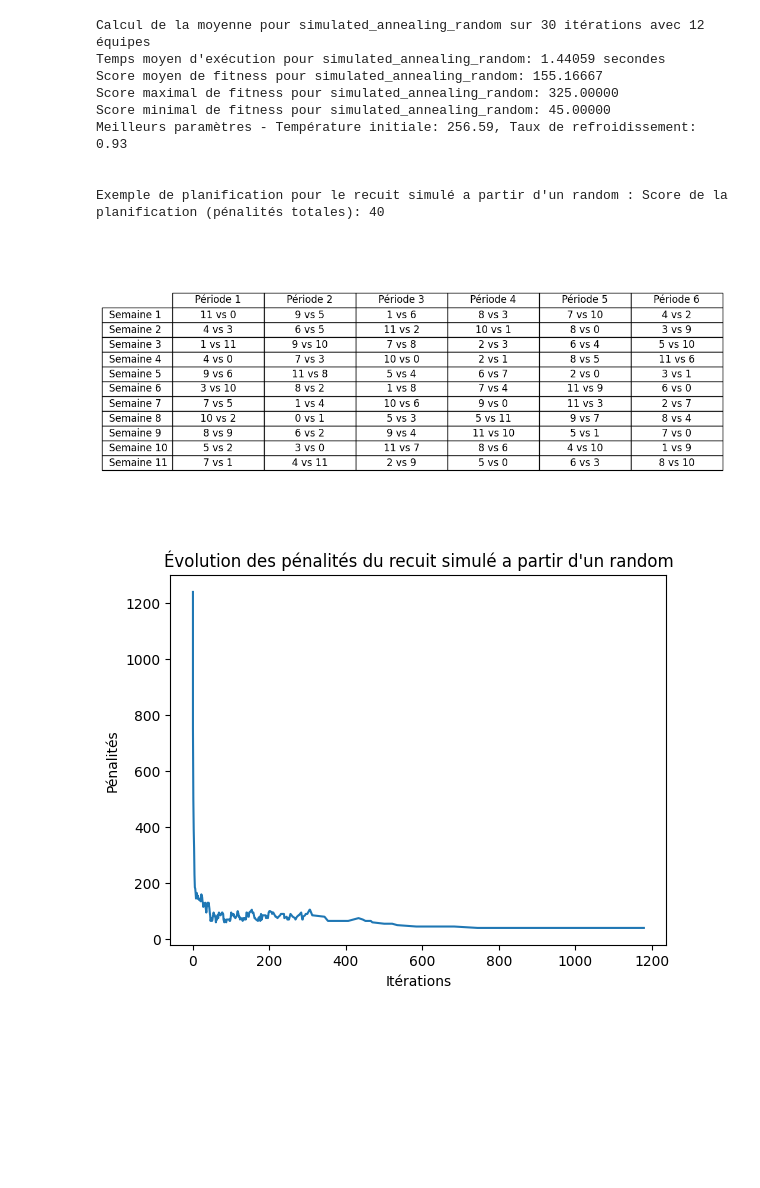
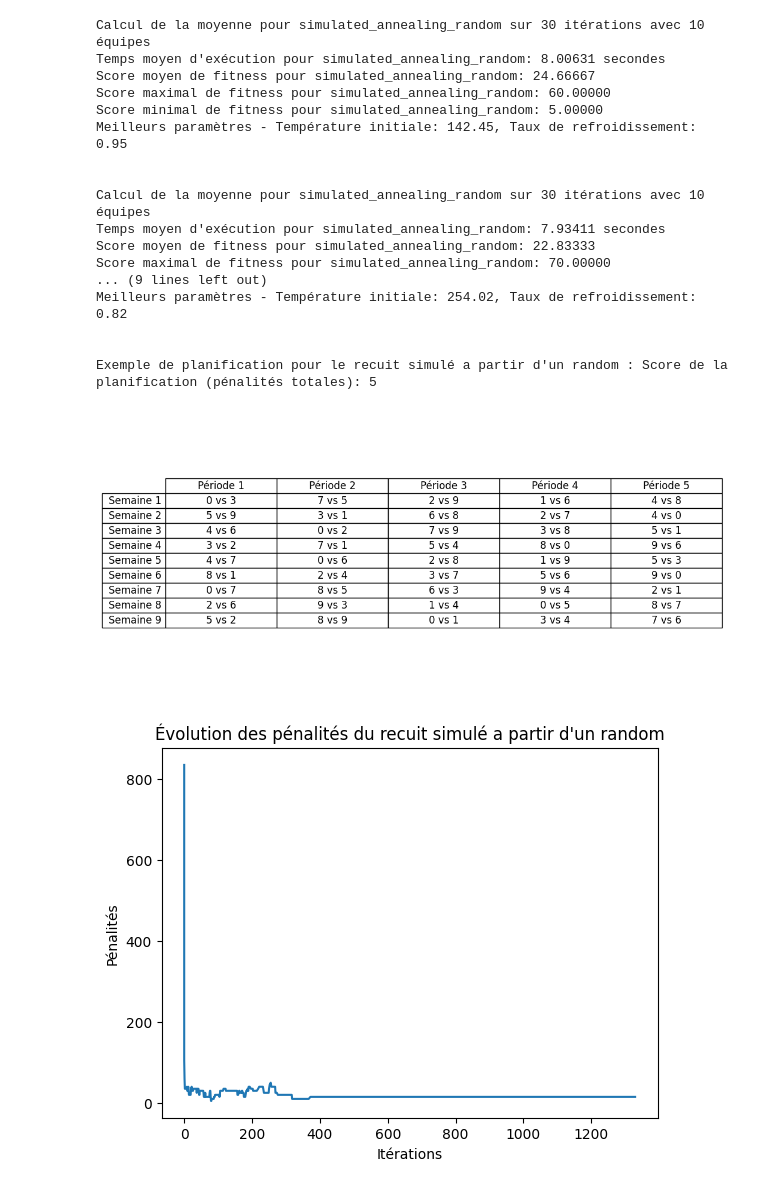
Before and after one commit to LandOS973/matheuristique, a Jupyter notebook: matheuristique.ipynb, the cells around one changed output. Drawn from its saved outputs; the diff is of its cells as text; code cells hidden in the pictures; blank space fills up the shorter version.

```diff
--- a/matheuristique.ipynb
+++ b/matheuristique.ipynb
@@ -14,7 +14,7 @@ import numpy as np
 import AGSimple
 import AGlocalsearch
 
-num_teams = 12
+num_teams = 10
 tableau_recap = []
 # %%
 # Fonction d'affichage pour la planification
@@ -57,7 +57,7 @@ def print_schedule(schedule, filename='schedule.png'):
     plt.savefig(filename, bbox_inches='tight')
     plt.show()  # Afficher le tableau
 # %%
-def mean_score(algo='glouton', num_teams=12, it=200):
+def mean_score(algo='glouton', num_teams=10, it=200):
     sum_fitness = 0  # Pour stocker la somme des scores de fitness
     total_time = 0   # Pour stocker la somme des temps d'exécution
     max_fitness = 0  # Pour stocker le score de fitness maximal
@@ -86,14 +86,14 @@ def mean_score(algo='glouton', num_teams=12, it=200):
         elif algo == 'simulated_annealing_glouton':
             schedule = simulated_annealing.simulated_annealing(glouton.round_robin_schedule(num_teams), num_teams, max_iterations=20000, verbose=False, initial_temp=initial_temp, cooling_rate=cooling_rate)[0]
         elif algo == 'genetic_algorithm_simple':
-            schedule = AGSimple.genetic_algorithm(30, num_teams, 300)[0]
+            schedule = AGSimple.genetic_algorithm(100, num_teams, 300)[0]
         elif algo == 'genetic_algorithm_local_search':
-            schedule = AGlocalsearch.genetic_algorithm(30, num_teams, 300)[0]
-            print('iteration : ', str(i) , " terminée avec un score de : ", fitness.evaluate_schedule(schedule, 12, False))
+            schedule = AGlocalsearch.genetic_algorithm(100, num_teams, 300)[0]
+            print("iteration ", i , "avec score ", fitness.evaluate_schedule(schedule, num_teams, False))
         elif algo == 'tabou':
             schedule = tabou.tabou_search(random_schedule.random_round_robin_schedule(num_teams), num_teams, max_iterations=30000, verbose=False)[0]
         # Calculer le score de fitness
-        score = fitness.evaluate_schedule(schedule, 12, False)
+        score = fitness.evaluate_schedule(schedule, num_teams, False)
         sum_fitness += score  # Ajoute le score de fitness à la somme totale
 
         if score < min_fitness:
@@ -161,7 +161,8 @@ Exemple de planification pour un random : Score de la planification (pénalités
     # recherche locale
     scheduleLocal, penaltyLocal, penalty_history = local_search_descente.local_search(scheduleRandom, num_teams, max_iterations=10000, verbose=False)
     print("\n")
-    tableau_recap.append(mean_score('local_search_random', it=50))
+    tableau_recap.append(mean_score('local_search_random', it=50, num_teams=10))
+
     print(f"Exemple de planification pour la recherche locale a partir d'un random : Score de la planification (pénalités totales): {penaltyLocal}")
     print_schedule(scheduleLocal)
     # Pour tracer les pénalités
@@ -187,7 +188,7 @@ Exemple de planification pour la recherche locale a partir d'un random : Score d
 # %%
     scheduleLocal, penaltyLocal, penalty_history = local_search_descente.local_search(scheduleGlouton, num_teams, max_iterations=10000, verbose=False)
     print("\n")
-    tableau_recap.append(mean_score('local_search_glouton', it=50))
+    #tableau_recap.append(mean_score('local_search_glouton', it=50))
     print(f"Exemple de planification pour la recherche locale a partir d'un glouton : Score de la planification (pénalités totales): {penaltyLocal}")
     print_schedule(scheduleLocal)
     iterations = [entry[0] for entry in penalty_history]
@@ -212,30 +206,40 @@ Exemple de planification pour la recherche locale a partir d'un glouton : Score
 # %%
     # Recuit simulé
     scheduleSimulatedAnnealing, penaltySimulatedAnnealing, penalty_history = simulated_annealing.simulated_annealing(scheduleRandom, num_teams, max_iterations=20000, initial_temp=200, cooling_rate=0.99, verbose=False)
     print("\n")
-    tableau_recap.append(mean_score('simulated_annealing_random', it=30))
+    tableau_recap.append(mean_score('simulated_annealing_random', it=30, num_teams=10))
+    mean_score('simulated_annealing_random', it=30, num_teams=10)
+    mean_score('simulated_annealing_random', it=30, num_teams=8)
     print(f"Exemple de planification pour le recuit simulé a partir d'un random : Score de la planification (pénalités totales): {penaltySimulatedAnnealing}")
     print_schedule(scheduleSimulatedAnnealing)
     iterations = [entry[0] for entry in penalty_history]
     penalties = [entry[1] for entry in penalty_history]
 
     plt.plot(iterations, penalties)
     plt.xlabel('Itérations')
     plt.ylabel('Pénalités')
     plt.title('Évolution des pénalités du recuit simulé a partir d\'un random')
     plt.show()
 # %% [output]
-Calcul de la moyenne pour simulated_annealing_random sur 30 itérations avec 12 équipes
-Temps moyen d'exécution pour simulated_annealing_random: 1.44059 secondes
-Score moyen de fitness pour simulated_annealing_random: 155.16667
-Score maximal de fitness pour simulated_annealing_random: 325.00000
-Score minimal de fitness pour simulated_annealing_random: 45.00000
-Meilleurs paramètres - Température initiale: 256.59, Taux de refroidissement: 0.93
+Calcul de la moyenne pour simulated_annealing_random sur 30 itérations avec 10 équipes
+Temps moyen d'exécution pour simulated_annealing_random: 8.00631 secondes
+Score moyen de fitness pour simulated_annealing_random: 24.66667
+Score maximal de fitness pour simulated_annealing_random: 60.00000
+Score minimal de fitness pour simulated_annealing_random: 5.00000
+Meilleurs paramètres - Température initiale: 142.45, Taux de refroidissement: 0.95
 
 
-Exemple de planification pour le recuit simulé a partir d'un random : Score de la planification (pénalités totales): 40
+Calcul de la moyenne pour simulated_annealing_random sur 30 itérations avec 10 équipes
+Temps moyen d'exécution pour simulated_annealing_random: 7.93411 secondes
+Score moyen de fitness pour simulated_annealing_random: 22.83333
+Score maximal de fitness pour simulated_annealing_random: 70.00000
+... (9 lines left out)
+Meilleurs paramètres - Température initiale: 254.02, Taux de refroidissement: 0.82
+
+
+Exemple de planification pour le recuit simulé a partir d'un random : Score de la planification (pénalités totales): 5
-[figure, old version]
+[figure, new version]
-[figure, old version]
+[figure, new version]
 # %%
     # Recuit simulé
     scheduleSimulatedAnnealing, penaltySimulatedAnnealing, penalty_history = simulated_annealing.simulated_annealing(scheduleGlouton, num_teams, max_iterations=20000, initial_temp=200, cooling_rate=0.99, verbose=False)
```
Also changed, not shown: parts of 9 cells of this notebook, 5 other files.
